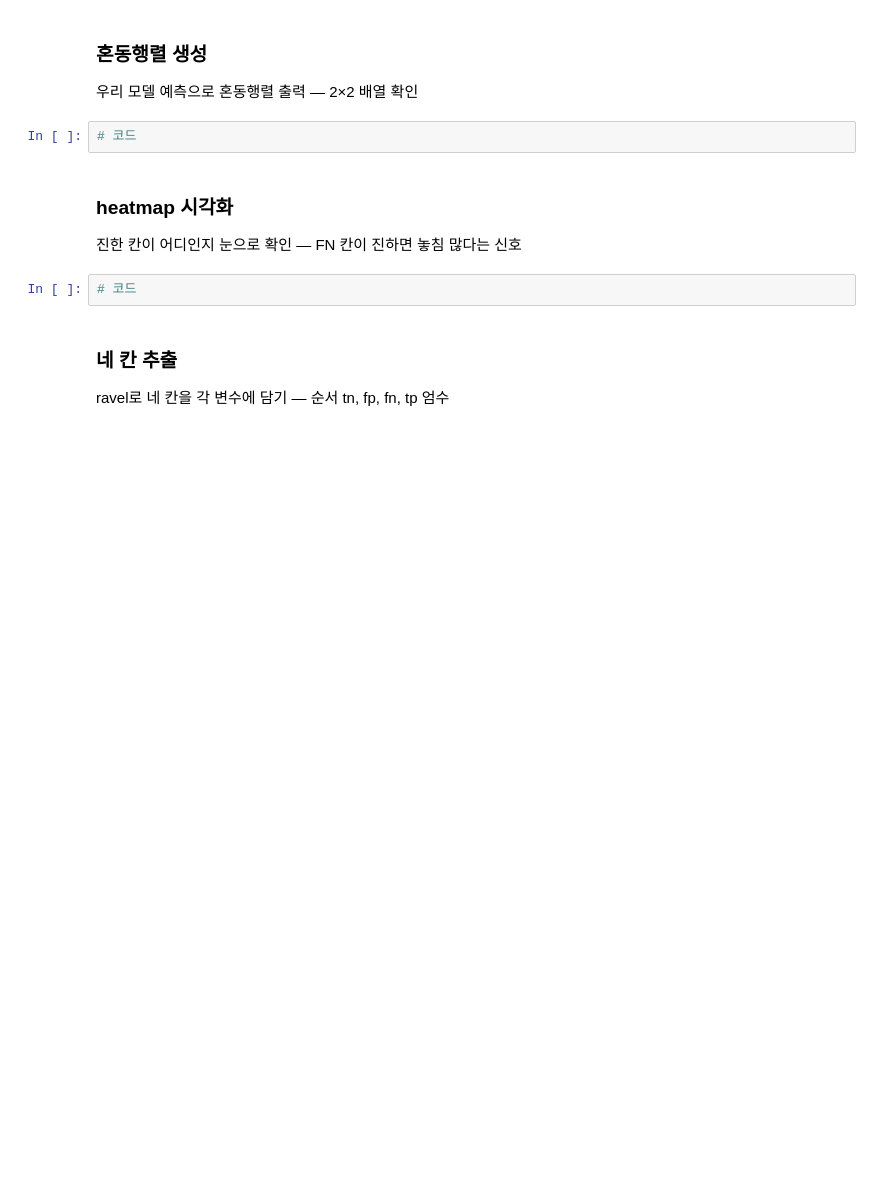
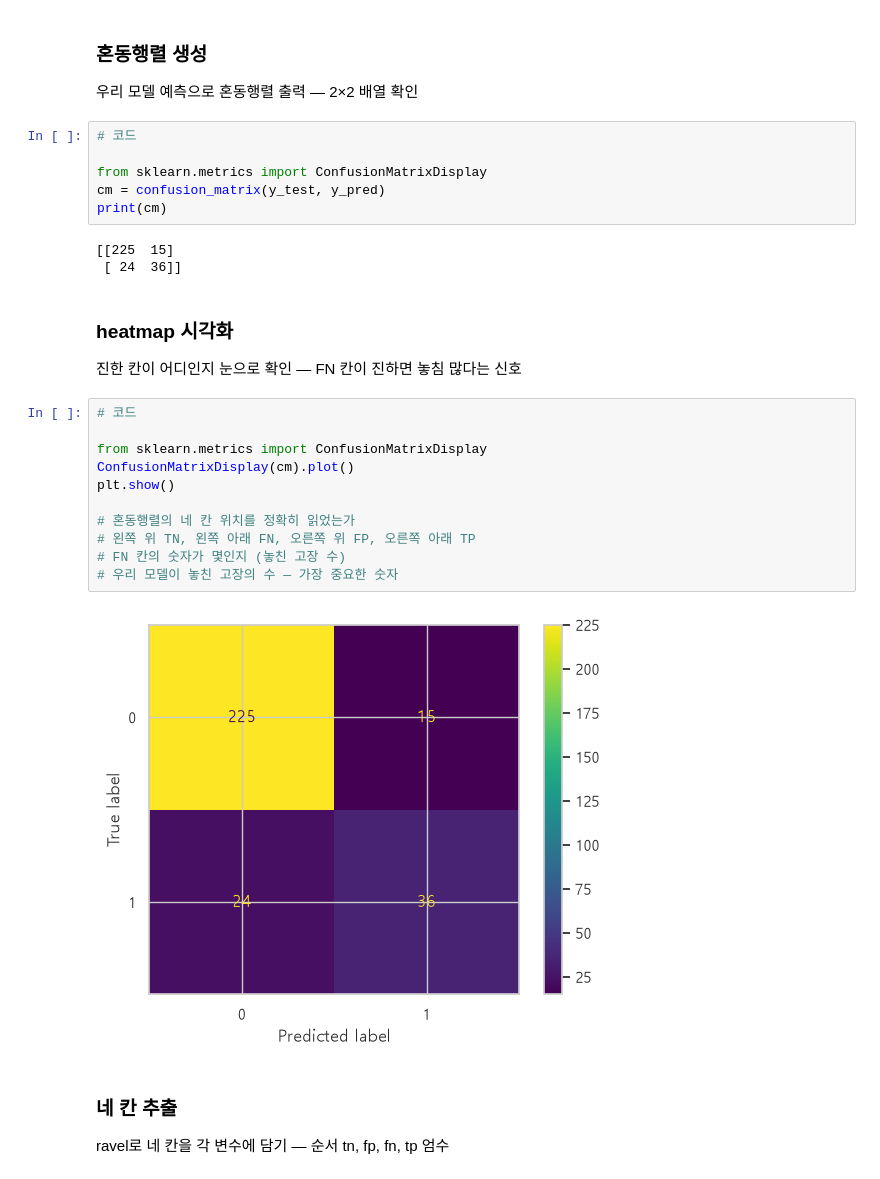
Before and after one commit to cdjung515sj-coder/KNA-Data-analysis-1st, a Jupyter notebook: 2. practice/07_domain_Predictive_Maintenance/28_01_260911.ipynb, the cells around one changed output. Cells and saved outputs as stored; diff of their text form; blank space fills up the shorter version.

```diff
--- a/2. practice/07_domain_Predictive_Maintenance/28_01_260911.ipynb
+++ b/2. practice/07_domain_Predictive_Maintenance/28_01_260911.ipynb
@@ -379,11 +412,29 @@ ConfusionMatrixDisplay로 색칠된 표 생성 — 진한 칸이 많은 칸
 우리 모델 예측으로 혼동행렬 출력 — 2×2 배열 확인
 # %%
 # 코드
+
+from sklearn.metrics import ConfusionMatrixDisplay
+cm = confusion_matrix(y_test, y_pred)
+print(cm)
+# %% [output]
+[[225  15]
+ [ 24  36]]
 # %% [markdown]
 ### heatmap 시각화
 진한 칸이 어디인지 눈으로 확인 — FN 칸이 진하면 놓침 많다는 신호
 # %%
 # 코드
+
+from sklearn.metrics import ConfusionMatrixDisplay
+ConfusionMatrixDisplay(cm).plot()
+plt.show()
+
+# 혼동행렬의 네 칸 위치를 정확히 읽었는가
+# 왼쪽 위 TN, 왼쪽 아래 FN, 오른쪽 위 FP, 오른쪽 아래 TP
+# FN 칸의 숫자가 몇인지 (놓친 고장 수)
+# 우리 모델이 놓친 고장의 수 — 가장 중요한 숫자
+# %% [output]
+[figure, added]
 # %% [markdown]
 ### 네 칸 추출
 ravel로 네 칸을 각 변수에 담기 — 순서 tn, fp, fn, tp 엄수
```
Also changed, not shown: parts of 8 cells of this notebook.
